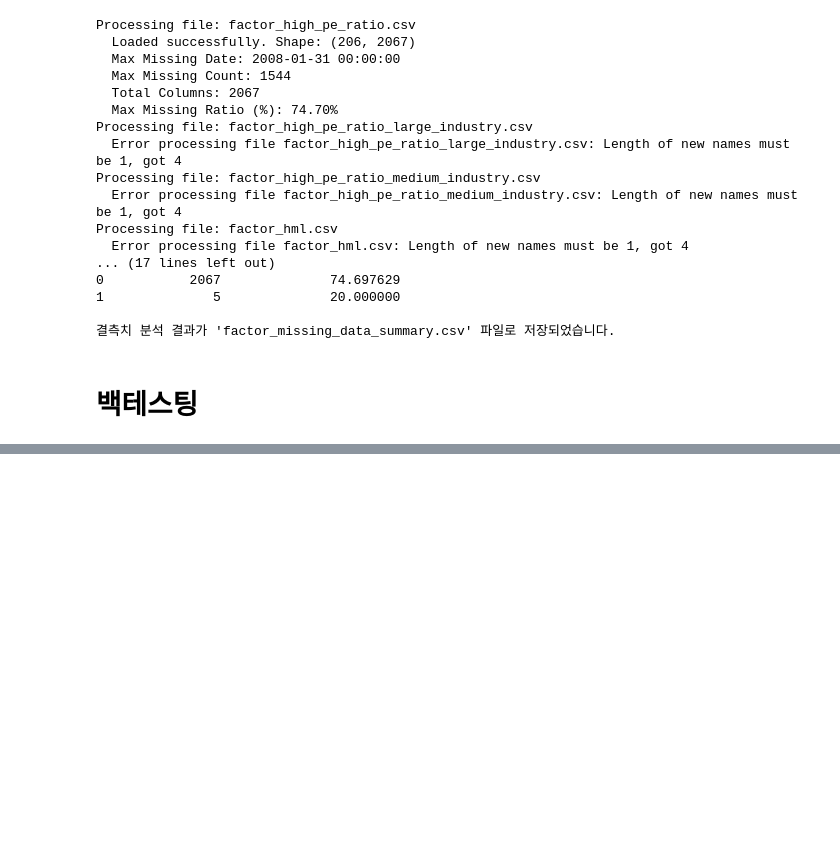
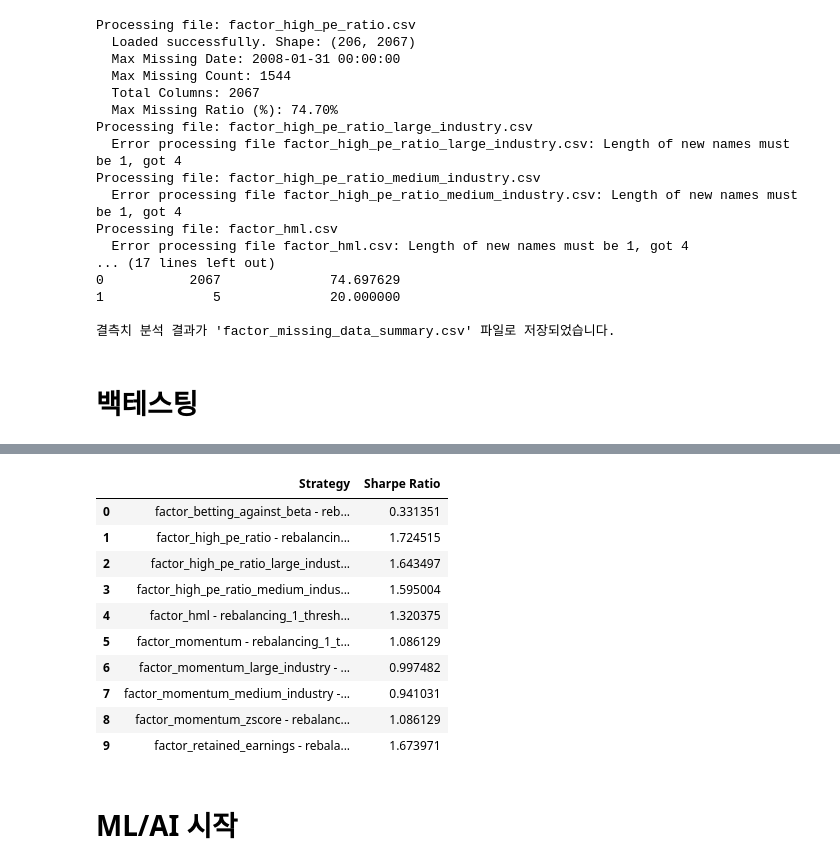
Before and after one commit to Crane-lupert/metafactor_DL, a Jupyter notebook: Untitled_backup.ipynb, the cells around one changed output, grey strips where cells are left out. Drawn from its saved outputs; the diff is of its cells as text; code cells hidden in the pictures; blank space fills up the shorter version.

```diff
--- a/Untitled_backup.ipynb
+++ b/Untitled_backup.ipynb
@@ -327,6 +400,10 @@ per_df = per_df.fillna(method='ffill')
 
 # 전체 종목에 대해 z-score 계산
 per_zscore = -per_df.apply(lambda x: (x - x.mean()) / x.std(), axis=1)
+
+# 팩터 값 저장
+per_zscore.to_csv('factor_high_pe_ratio.csv', encoding='utf-8-sig')
+print("'factor_high_pe_ratio.csv' 파일이 저장되었습니다.")
 
 # 산업 분류 데이터 불러오기
 try:
@@ -359,8 +436,8 @@ industry_medium_df = industry_df.loc[:, industry_medium_mask]
 industry_medium_df.columns = industry_medium_df.columns.droplevel(['item', 'item Name'])
 
 # PER 데이터와 산업 분류 데이터의 인덱스 및 컬럼 정렬
-# per_df, industry_large_df = per_df.align(industry_large_df, join='inner', axis=1)
-# per_df, industry_medium_df = per_df.align(industry_medium_df, join='inner', axis=1)
+per_df, industry_large_df = per_df.align(industry_large_df, join='inner', axis=1)
+per_df, industry_medium_df = per_df.align(industry_medium_df, join='inner', axis=1)
 
 # 디버깅 출력을 위한 함수
 def debug_print(message, df=None):
@@ -373,7 +450,12 @@ def debug_print(message, df=None):
 # 산업별로 z-score 계산
 def industry_zscore(per_series, industry_series):
     df = pd.DataFrame({'PER': per_series, 'Industry': industry_series})
-    return df.groupby('Industry')['PER'].transform(lambda x: -(x - x.mean()) / x.std())
+    # NaN 값이 있는 행 제거
+    df = df.dropna()
+    # 산업별 그룹화 및 z-score 계산
+    grouped = df.groupby('Industry')
+    z_scores = grouped['PER'].transform(lambda x: -(x - x.mean()) / x.std() if x.std() != 0 else 0)
+    return z_scores
 
 # 대분류 산업별 z-score
 per_zscore_large = per_df.copy()
@@ -385,7 +467,7 @@ for date in per_zscore_large.index:
 
 # 멀티레벨 컬럼 구조 설정
 per_zscore_large.columns = pd.MultiIndex.from_tuples(
-    [(symbol, symbol_name, 'PER_large', 'PER_large') for symbol, symbol_name in per_zscore_large.columns],
+    [(symbol, symbol_name, 'PER_zscore_large', 'PER_zscore_large') for symbol, symbol_name in per_zscore_large.columns],
     names=['Symbol', 'Symbol Name', 'item', 'item Name']
 )
 
@@ -499,10 +582,16 @@ industry_large_df.columns = industry_large_df.columns.droplevel(['item', 'item N
 industry_medium_df = industry_df.loc[:, industry_medium_mask]
 industry_medium_df.columns = industry_medium_df.columns.droplevel(['item', 'item Name'])
 
-# 산업별로 z-score 계산 함수 재사용
-def industry_zscore(momentum_series, industry_series):
-    df = pd.DataFrame({'Momentum': momentum_series, 'Industry': industry_series})
-    return df.groupby('Industry')['Momentum'].transform(lambda x: (x - x.mean()) / x.std())
+# 산업별로 z-score 계산
+def industry_zscore(per_series, industry_series):
+    df = pd.DataFrame({'PER': per_series, 'Industry': industry_series})
+    # NaN 값이 있는 행 제거
+    df = df.dropna()
+    # 산업별 그룹화 및 z-score 계산
+    grouped = df.groupby('Industry')
+    z_scores = grouped['PER'].transform(lambda x: -(x - x.mean()) / x.std() if x.std() != 0 else 0)
+    return z_scores
+
 
 # 대분류 산업별 z-score
 momentum_zscore_large = momentum_df.copy()
@@ -1116,0 +1532,17 @@ ValueError: The given structure is not acyclic. Please review the following cycl
+# %%
+# 한 열에 표시되는 최대 문자 수 늘리기 (긴 문자열 표시)
+pd.set_option('display.max_colwidth', None)
+sharpe_ratio_df.to_csv('picked_strategy.csv', encoding='utf-8-sig')
+sharpe_ratio_df
+# %% [output]
+|  | Strategy | Sharpe Ratio |
+| 0 | factor_betting_against_beta - reb... | 0.331351 |
+| 1 | factor_high_pe_ratio - rebalancin... | 1.724515 |
+| 2 | factor_high_pe_ratio_large_indust... | 1.643497 |
+| 3 | factor_high_pe_ratio_medium_indus... | 1.595004 |
+| 4 | factor_hml - rebalancing_1_thresh... | 1.320375 |
+| 5 | factor_momentum - rebalancing_1_t... | 1.086129 |
+| 6 | factor_momentum_large_industry - ... | 0.997482 |
+| 7 | factor_momentum_medium_industry -... | 0.941031 |
+| 8 | factor_momentum_zscore - rebalanc... | 1.086129 |
+| 9 | factor_retained_earnings - rebala... | 1.673971 |
@@ -1116,0 +1551,2 @@ ValueError: The given structure is not acyclic. Please review the following cycl
+# %% [markdown]
+# ML/AI 시작
```
Also changed, not shown: parts of 27 cells of this notebook.
